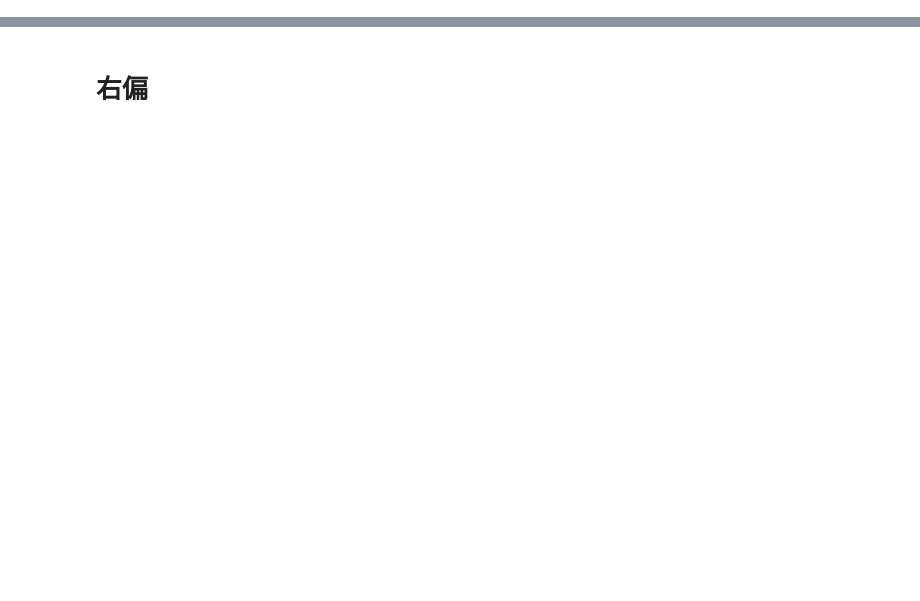
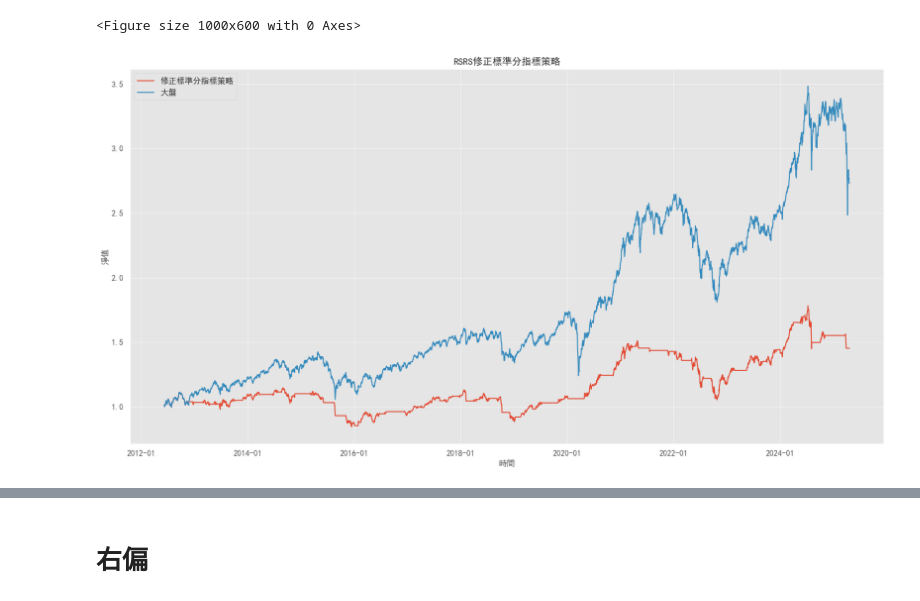
Before and after one commit to roger2389/RSRS-market-timing, a Jupyter notebook: code/rs.ipynb, the cells around one changed output, grey strips where cells are left out. Drawn from its saved outputs; the diff is of its cells as text; code cells hidden in the pictures; blank space fills up the shorter version.

```diff
--- a/code/rs.ipynb
+++ b/code/rs.ipynb
@@ -527,0 +276,72 @@ def cal_right_stdbeta(df, n=16):
+# %%
+def Cal_RSRS_Revise(datas, N, M):
+    df = datas.copy()
+    df = Cal_RSRS_Zscore(df, N, M)
+    # R方
+    temp = [np.nan]*N
+    for row in range(len(df)-N):
+        x = sm.add_constant(df['low_d'][row:row+N])
+        y = df['high_d'][row:row+N]
+        r = sm.OLS(y, x).fit().rsquared
+        temp.append(r)
+
+    df['rsquared'] = temp
+    df['RSRS_Revise'] = df['rsquared']*df['RSRS_Z']
+    return df
+
+RSRS_Revise = Cal_RSRS_Revise(df, 18, 600)
+# %%
+import matplotlib.dates as mdates
+def RSRS_Strategy_Revise(datas, N, M,pl=True):
+    df=datas.copy()
+    RSRS_Z = Cal_RSRS_Revise(df,N, M)
+
+    # 需要扣除前期計算的600日
+    RSRS_Z=RSRS_Z[max(N,M):]
+
+    print('回測起始日：',min(RSRS_Z.index))
+
+    z_singal = []
+    S = 0.7
+    for row in range(len(RSRS_Z)):
+
+        if RSRS_Z['RSRS_Revise'][row] > S:
+            z_singal.append(1)
+
+        else:
+            if row != 0:
+                if z_singal[-1] and RSRS_Z['RSRS_Revise'][row] > -S:
+                    z_singal.append(1)
+                else:
+                    z_singal.append(0)
+            else:
+                z_singal.append(0)
+
+    RSRS_Z['z_singal'] = z_singal
+
+    # RSRS_Z=cal_fee(RSRS_Z,'z_singal')
+
+    # 收益
+    RSRS_Z['ret'] = RSRS_Z['close_d'].pct_change()
+
+    Z_CUM = (1+RSRS_Z['z_singal']*RSRS_Z['ret']).cumprod()
+    # Z_CUM_fee = (1+RSRS_Z['z_singal']*RSRS_Z['ret']-RSRS_Z['cost']).cumprod()
+    benchmark = (1+RSRS_Z['ret']).cumprod()
+    if pl:
+        plt.figure()
+        fig = plt.figure(figsize=(20, 10))
+        ax1 = fig.add_subplot(1, 1, 1)
+
+        ax1.plot(Z_CUM, label='修正標準分指標策略')
+        ax1.plot(benchmark, label='大盤')
+
+        ax1.xaxis.set_major_formatter(mdates.DateFormatter('%Y-%m'))
+        plt.legend(loc='best')
+        plt.xlabel('時間')
+        plt.ylabel('淨值')
+        plt.title('RSRS修正標準分指標策略')
+        plt.show()
+    else:
+        return RSRS_Z
+RSRS_Strategy_Revise(df,18,600)
+# %% [output]
@@ -527,0 +349,2 @@ def cal_right_stdbeta(df, n=16):
+<Figure size 1000x600 with 0 Axes>
+[figure, added]
```
Also changed, not shown: parts of 38 cells of this notebook.
